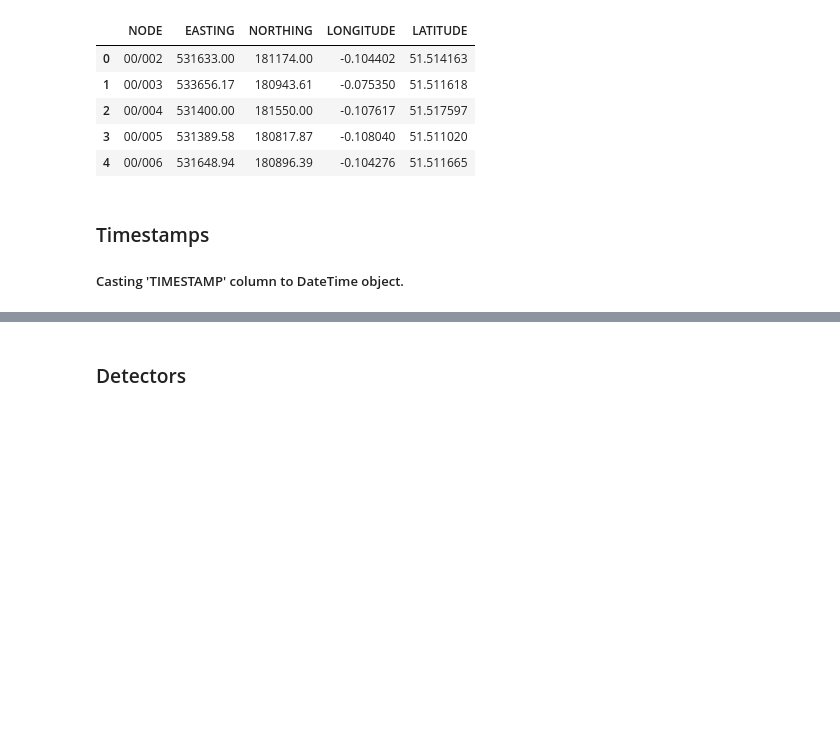
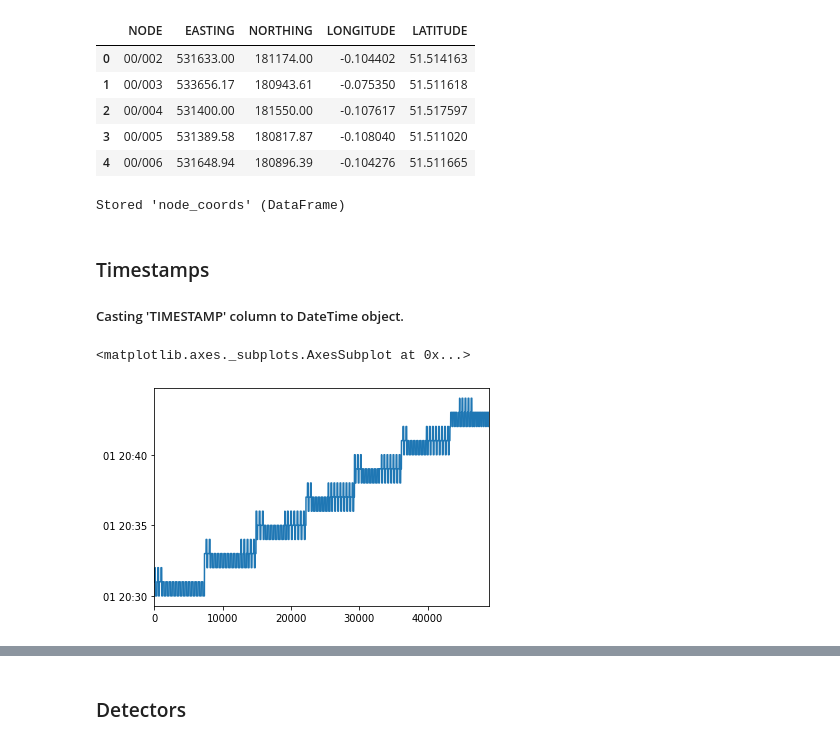
Before and after one commit to dssg/air_pollution_estimation, a Jupyter notebook: notebooks/20190611_CW_explore_TIMS.ipynb, the cells around one changed output, grey strips where cells are left out. Cells and saved outputs as stored; diff of their text form; code cells hidden in the pictures; blank space fills up the shorter version.

Commit message:
converted col type to datetime, plotted datetimes, further exploration of detector_no, total_detector_no

```diff
--- a/notebooks/20190611_CW_explore_TIMS.ipynb
+++ b/notebooks/20190611_CW_explore_TIMS.ipynb
@@ -243,9 +249,19 @@ grid_coords.head()
 | 2 | 00/004 | 531400.00 | 181550.00 | -0.107617 | 51.517597 |
 | 3 | 00/005 | 531389.58 | 180817.87 | -0.108040 | 51.511020 |
 | 4 | 00/006 | 531648.94 | 180896.39 | -0.104276 | 51.511665 |
+# %%
+%store node_coords
+node_coords.to_csv('../data/node_coords.csv')
+# %% [output]
+Stored 'node_coords' (DataFrame)
 # %% [markdown]
 ### Timestamps
 ##### Casting 'TIMESTAMP' column to DateTime object.
 # %%
 #datetime type casting
-initial_df['TIMESTAMP'] =
+initial_df['TIMESTAMP'] = pd.to_datetimetetime(initial_df['TIMESTAMP'])
+# %%
+initial_df['TIMESTAMP'].plot()
+# %% [output]
+<matplotlib.axes._subplots.AxesSubplot at 0x...>
+[figure, added]
```
Also changed, not shown: parts of 9 cells of this notebook.
